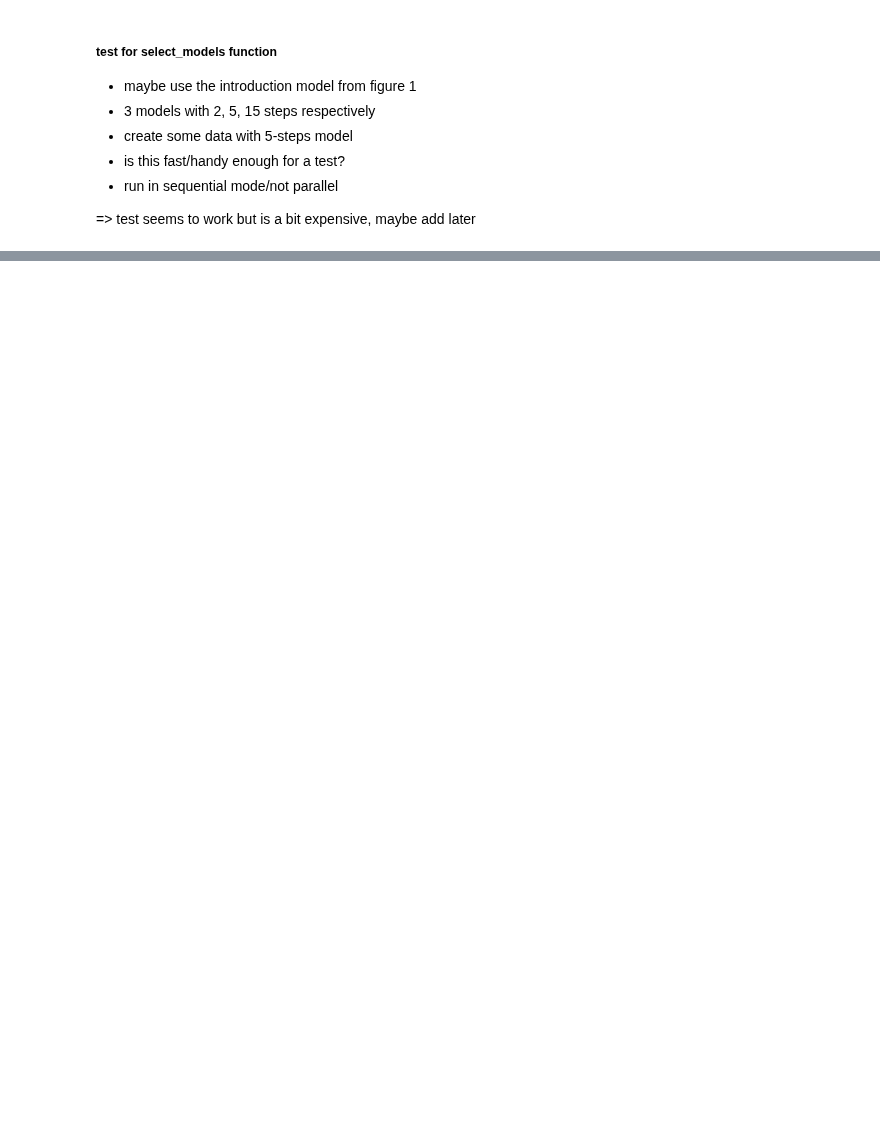
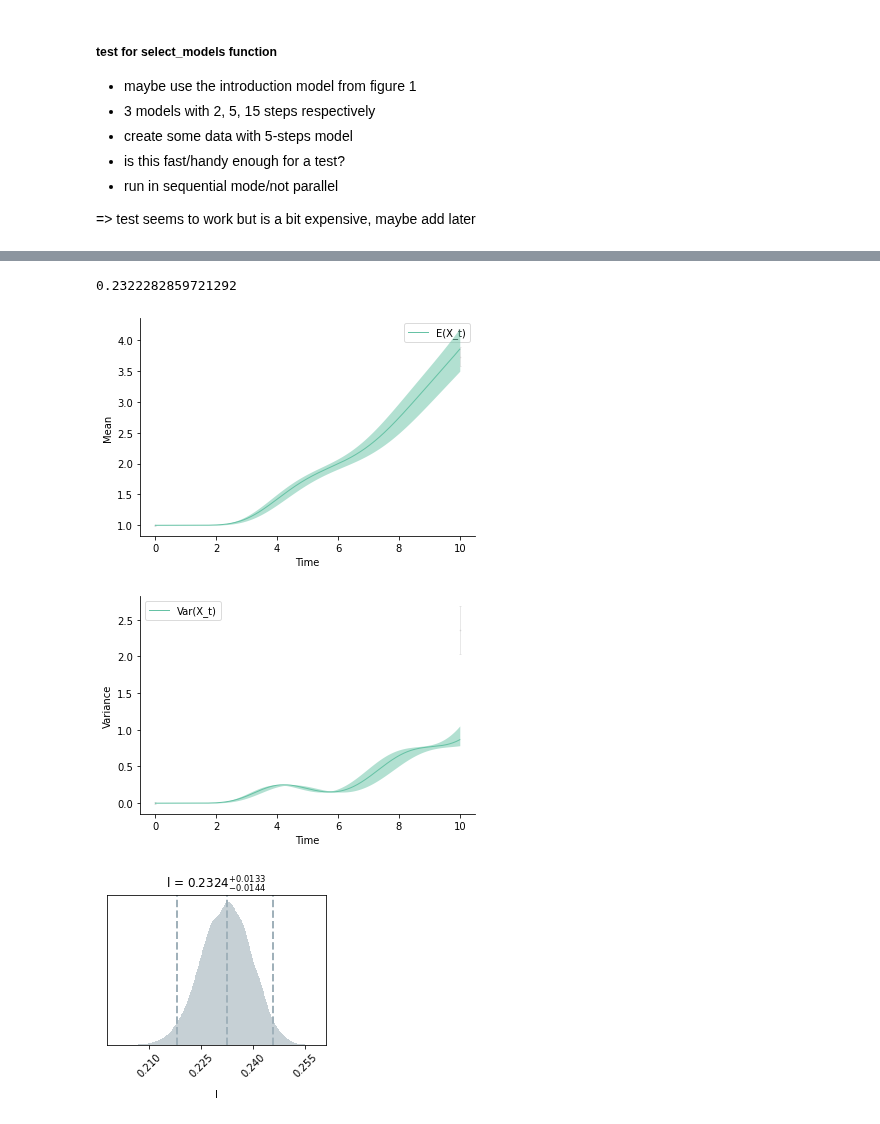
Before and after one commit to mauricelanghinrichs/memocell, a Jupyter notebook: paper/ex_docs_tests.ipynb, the cells around one changed output, grey strips where cells are left out. Saved outputs shown, nothing was run; the diff lists cells and outputs as text; code cells hidden in the pictures; blank space fills up the shorter version.

```diff
--- a/paper/ex_docs_tests.ipynb
+++ b/paper/ex_docs_tests.ipynb
@@ -103,0 +209,37 @@ me.plots.est_corner_kernel_plot(est_res[2])
+# %%
+t = [{'start': 'X_t', 'end': 'X_t',
+     'rate_symbol': 'l',
+     'type': 'S -> S + S',
+     'reaction_steps': 15}]
+
+net = me.Network('net_check')
+net.structure(t)
+
+network_setup = {
+    'initial_values': {'X_t': 1.0},
+    'theta_bounds': {'l': (0.0, 1.0)},
+    'mean_only': False,
+    'variables': {'X_t': ('X_t', )}
+}
+
+mcmc_setup = {
+    'nlive':                    1000, # 250 # 1000
+    'tolerance':                0.01, # 0.1 (COARSE) # 0.05 # 0.01 (NORMAL)
+    'bound':                    'multi',
+    'sample':                   'unif'
+}
+
+est = me.Estimation('est_check', net, data)
+est.estimate(network_setup, mcmc_setup)
+# %%
+np.mean(est.bay_est_samples_weighted)
+# %% [output]
+0.2322282859721292
+# %%
+me.plots.est_bestfit_mean_plot(est)
+me.plots.est_bestfit_variance_plot(est)
+me.plots.est_corner_kernel_plot(est)
+# %% [output]
+[figure, added]
+[figure, added]
+[figure, added]
```
Also changed, not shown: parts of 35 cells of this notebook, 2 other files.
